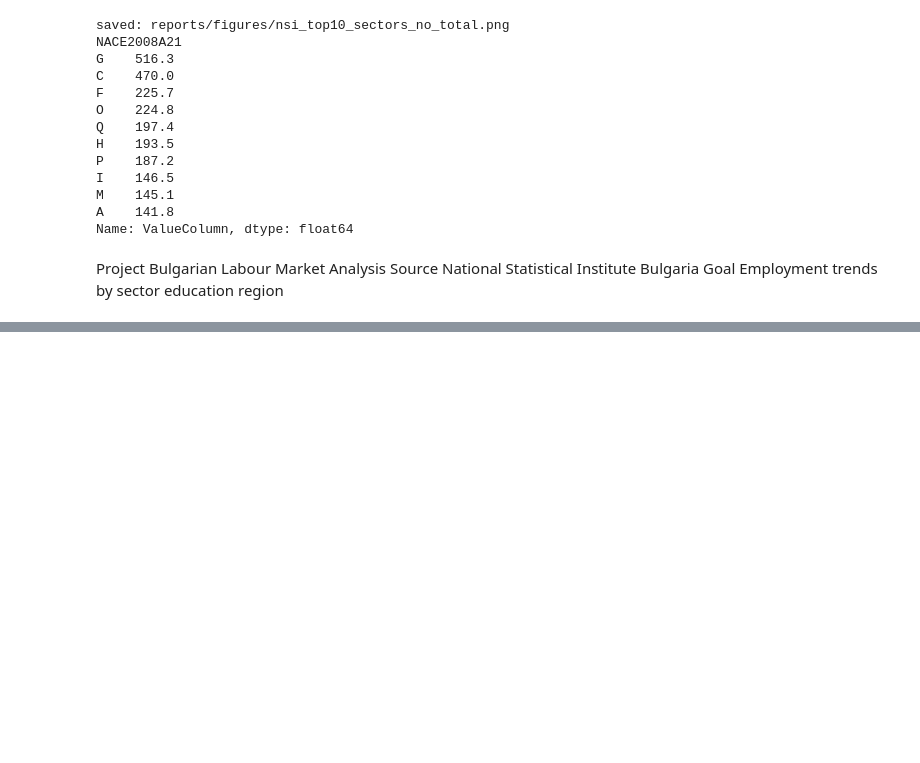
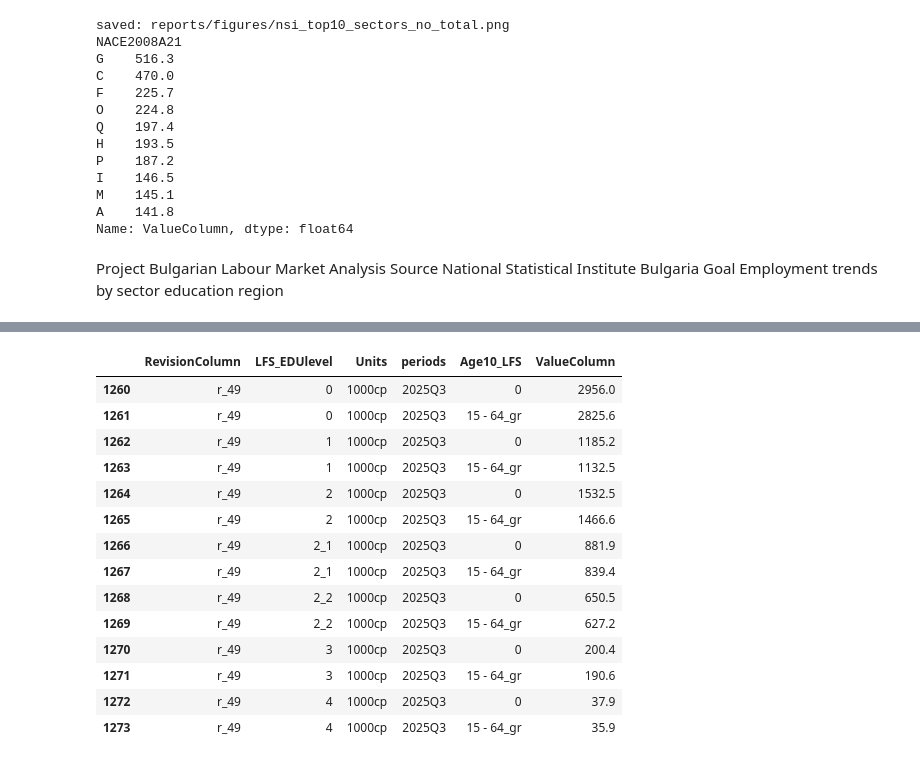
Before and after one commit to vegaFlex/bg-job-market-bulgaria, a Jupyter notebook: notebooks/analysis_nsi.ipynb, the cells around one changed output, grey strips where cells are left out. Cells and saved outputs as stored; diff of their text form; code cells hidden in the pictures; blank space fills up the shorter version.

```diff
--- a/notebooks/analysis_nsi.ipynb
+++ b/notebooks/analysis_nsi.ipynb
@@ -123,0 +217,18 @@ Goal Employment trends by sector education region
+# %%
+edu[edu["periods"] == edu["periods"].max()].head(20)
+# %% [output]
+|  | RevisionColumn | LFS_EDUlevel | Units | periods | Age10_LFS | ValueColumn |
+| 1260 | r_49 | 0 | 1000cp | 2025Q3 | 0 | 2956.0 |
+| 1261 | r_49 | 0 | 1000cp | 2025Q3 | 15 - 64_gr | 2825.6 |
+| 1262 | r_49 | 1 | 1000cp | 2025Q3 | 0 | 1185.2 |
+| 1263 | r_49 | 1 | 1000cp | 2025Q3 | 15 - 64_gr | 1132.5 |
+| 1264 | r_49 | 2 | 1000cp | 2025Q3 | 0 | 1532.5 |
+| 1265 | r_49 | 2 | 1000cp | 2025Q3 | 15 - 64_gr | 1466.6 |
+| 1266 | r_49 | 2_1 | 1000cp | 2025Q3 | 0 | 881.9 |
+| 1267 | r_49 | 2_1 | 1000cp | 2025Q3 | 15 - 64_gr | 839.4 |
+| 1268 | r_49 | 2_2 | 1000cp | 2025Q3 | 0 | 650.5 |
+| 1269 | r_49 | 2_2 | 1000cp | 2025Q3 | 15 - 64_gr | 627.2 |
+| 1270 | r_49 | 3 | 1000cp | 2025Q3 | 0 | 200.4 |
+| 1271 | r_49 | 3 | 1000cp | 2025Q3 | 15 - 64_gr | 190.6 |
+| 1272 | r_49 | 4 | 1000cp | 2025Q3 | 0 | 37.9 |
+| 1273 | r_49 | 4 | 1000cp | 2025Q3 | 15 - 64_gr | 35.9 |
```
Also changed, not shown: parts of 6 cells of this notebook, 1 other file.
